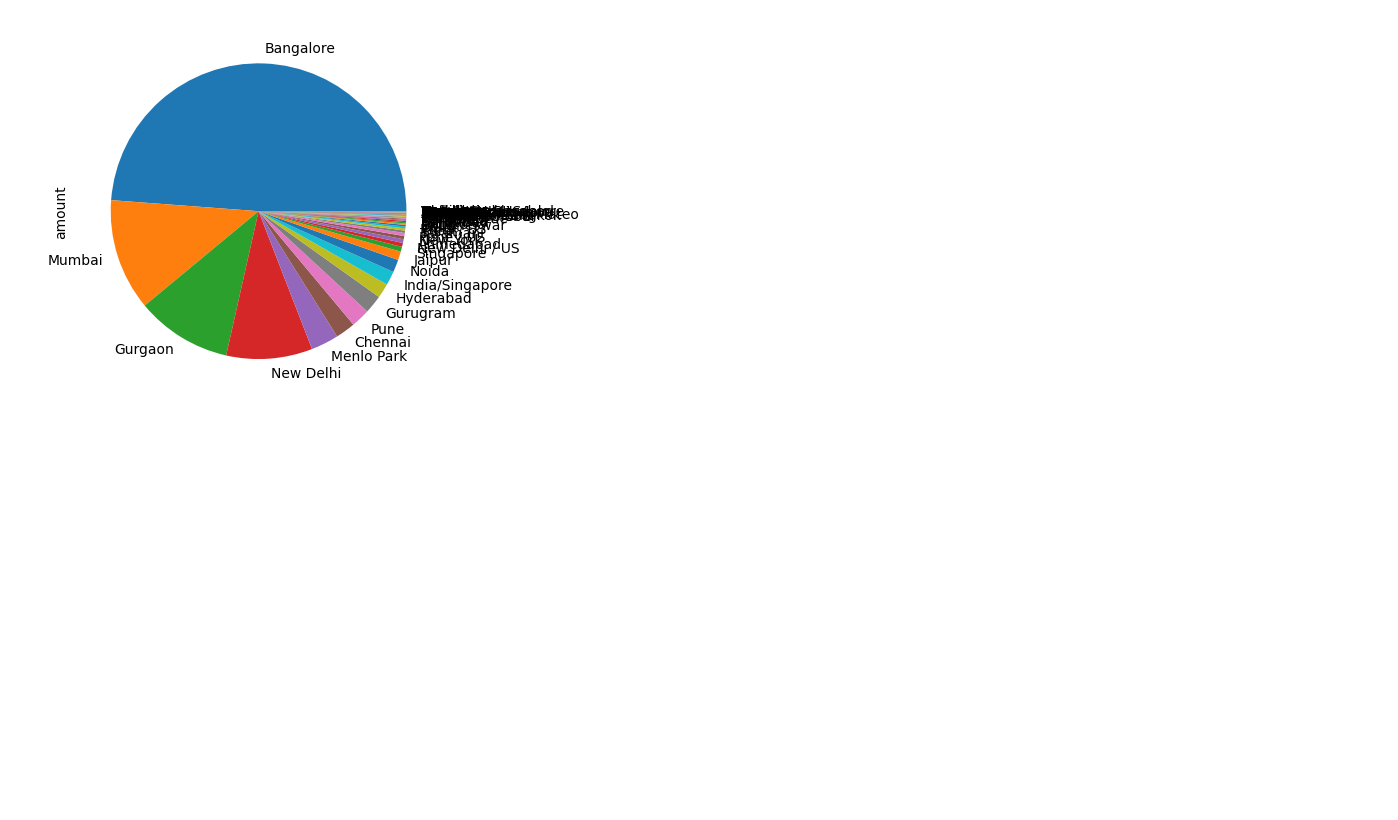
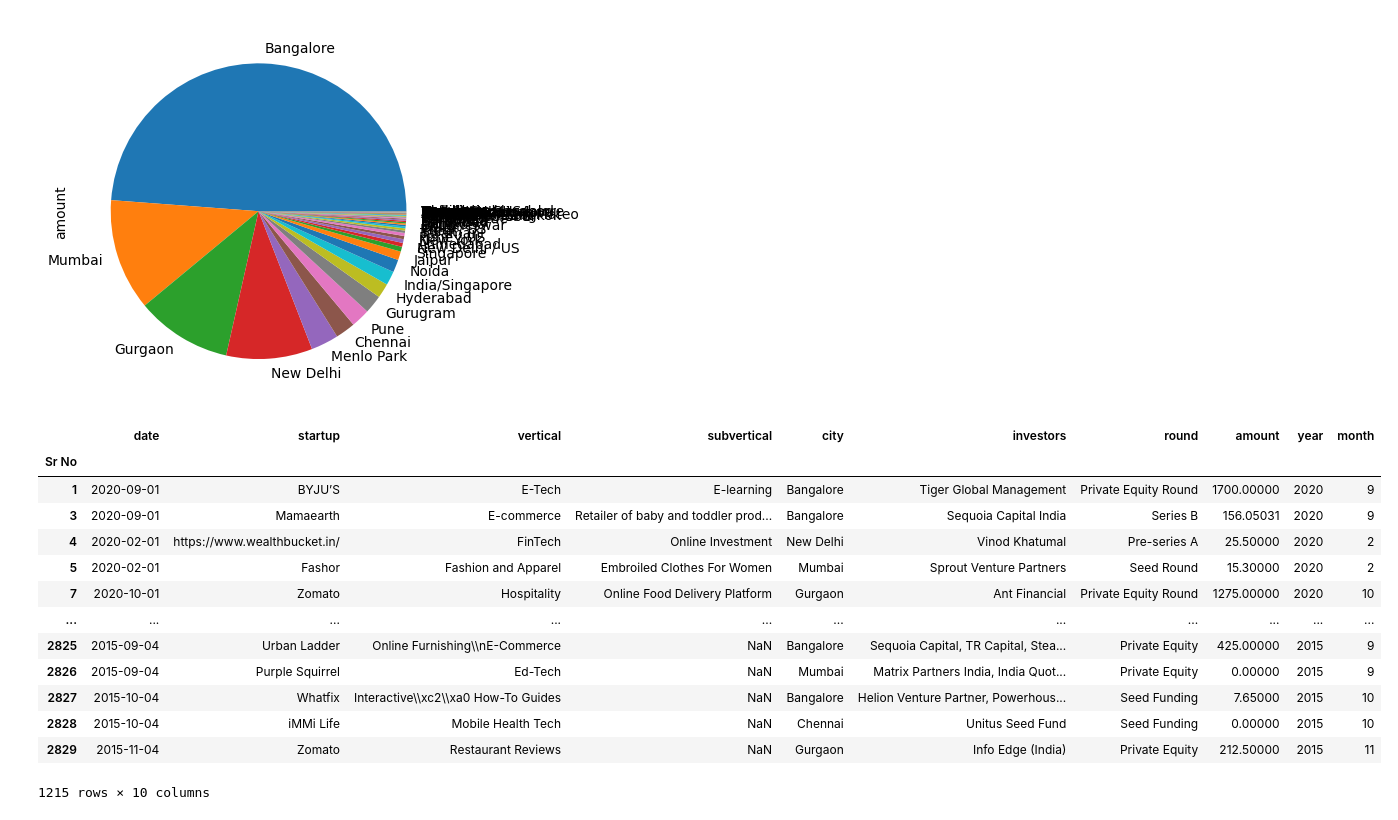
Before and after one commit to write2shivamgithub/Streamlit, a Jupyter notebook: Cleaning.ipynb, the cells around one changed output. Drawn from its saved outputs; the diff is of its cells as text; code cells hidden in the pictures; blank space fills up the shorter version.

Commit message:
Startup Analysis Commit

```diff
--- a/Cleaning.ipynb
+++ b/Cleaning.ipynb
@@ -485,3 +485,20 @@ See the caveats in the documentation: https://pandas.pydata.org/pandas-docs/stab
   df['city'] = df['city'].str.replace('Banglore','Bangalore')
 <Axes: ylabel='amount'>
 [figure]
+# %%
+df
+# %% [output]
+|  | date | startup | vertical | subvertical | city | investors | round | amount | year | month |
+| Sr No |  |  |  |  |  |  |  |  |  |  |
+| 1 | 2020-09-01 | BYJU’S | E-Tech | E-learning | Bangalore | Tiger Global Management | Private Equity Round | 1700.00000 | 2020 | 9 |
+| 3 | 2020-09-01 | Mamaearth | E-commerce | Retailer of baby and toddler prod... | Bangalore | Sequoia Capital India | Series B | 156.05031 | 2020 | 9 |
+| 4 | 2020-02-01 | https://www.wealthbucket.in/ | FinTech | Online Investment | New Delhi | Vinod Khatumal | Pre-series A | 25.50000 | 2020 | 2 |
+| 5 | 2020-02-01 | Fashor | Fashion and Apparel | Embroiled Clothes For Women | Mumbai | Sprout Venture Partners | Seed Round | 15.30000 | 2020 | 2 |
+| 7 | 2020-10-01 | Zomato | Hospitality | Online Food Delivery Platform | Gurgaon | Ant Financial | Private Equity Round | 1275.00000 | 2020 | 10 |
+| ... | ... | ... | ... | ... | ... | ... | ... | ... | ... | ... |
+| 2825 | 2015-09-04 | Urban Ladder | Online Furnishing\\nE-Commerce | NaN | Bangalore | Sequoia Capital, TR Capital, Stea... | Private Equity | 425.00000 | 2015 | 9 |
+| 2826 | 2015-09-04 | Purple Squirrel | Ed-Tech | NaN | Mumbai | Matrix Partners India, India Quot... | Private Equity | 0.00000 | 2015 | 9 |
+| 2827 | 2015-10-04 | Whatfix | Interactive\\xc2\\xa0 How-To Guides | NaN | Bangalore | Helion Venture Partner, Powerhous... | Seed Funding | 7.65000 | 2015 | 10 |
+| 2828 | 2015-10-04 | iMMi Life | Mobile Health Tech | NaN | Chennai | Unitus Seed Fund | Seed Funding | 0.00000 | 2015 | 10 |
+| 2829 | 2015-11-04 | Zomato | Restaurant Reviews | NaN | Gurgaon | Info Edge (India) | Private Equity | 212.50000 | 2015 | 11 |
+1215 rows × 10 columns
```
Also changed, not shown: parts of 4 cells of this notebook, 1 other file.
